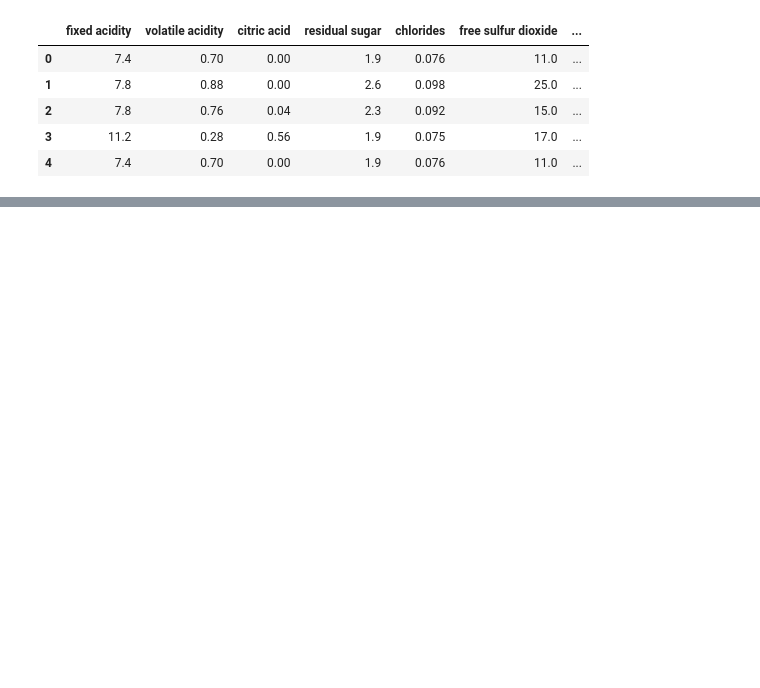
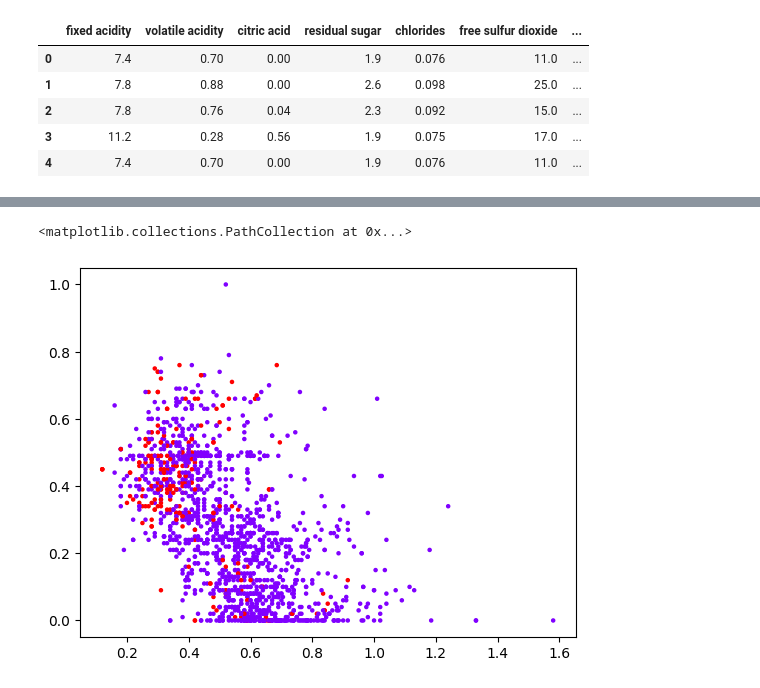
Before and after one commit to Ismail0817/python, a Jupyter notebook: lab3.ipynb, the cells around one changed output, grey strips where cells are left out. Cells and saved outputs as stored; diff of their text form; code cells hidden in the pictures; blank space fills up the shorter version.

```diff
--- a/lab3.ipynb
+++ b/lab3.ipynb
@@ -83,4 +117,4 @@ dtype: int64
 # X, y split
 X = df_processed[df_processed.columns[:-1]]
 
-y = df_processed[df_processed.columns[-1]]
+y_true = df_processed[df_processed.columns[-1]]
@@ -100,0 +136,5 @@ plt.show()
+# %%
+plt.scatter(X.iloc[:, 0], X.iloc[:, 1], s=5, c=y_true ,cmap='rainbow')
+# %% [output]
+<matplotlib.collections.PathCollection at 0x...>
+[figure, added]
```
Also changed, not shown: parts of 23 cells of this notebook.
